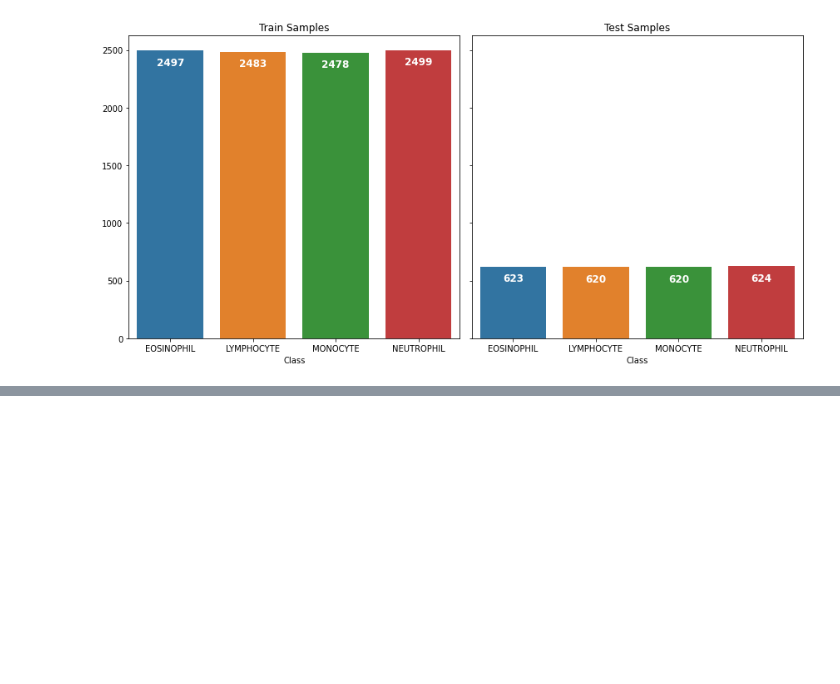
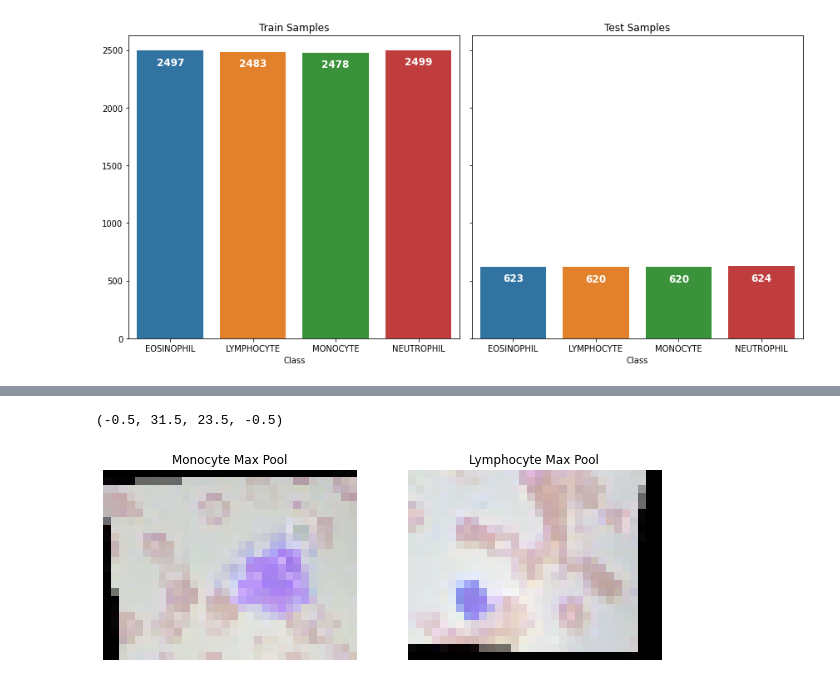
Before and after one commit to noamya-sh/Blood-Cells-ML-Course, a Jupyter notebook: Final Project - Blood cells.ipynb, the cells around one changed output, grey strips where cells are left out. Cells and saved outputs as stored; diff of their text form; code cells hidden in the pictures; blank space fills up the shorter version.

```diff
--- a/Final Project - Blood cells.ipynb
+++ b/Final Project - Blood cells.ipynb
@@ -198,0 +226,28 @@ plt.imshow(np.array(mono_train.iloc[2, :-1]).reshape((120, 160, 3)))
+# %%
+def max_pooling(df):
+    max_pool_df = pd.DataFrame()  # Empty DataFrame to store pooled images
+    for i in range(len(df)):
+        img = df.values[i].reshape(120, 160, 3)
+        max_pool = block_reduce(img, block_size=(5, 5, 1), func=np.max)
+        ravel_img = max_pool.ravel()
+
+        # Append pooled image as a row to max_pool_df
+        max_pool_df = max_pool_df.append(pd.Series(ravel_img), ignore_index=True)
+
+    return max_pool_df
+# %%
+max_m = max_pooling(mono_train).astype('uint8')
+max_l = max_pooling(lymp_train).astype('uint8')
+# %%
+plt.figure(figsize=(10, 5))
+plt.subplot(1, 2, 1)
+plt.imshow(np.array(max_m.iloc[2, :-1]).reshape(24, 32, 3))
+plt.title('Monocyte Max Pool')
+plt.axis('off')
+plt.subplot(1, 2, 2)
+plt.imshow(np.array(max_l.iloc[2, :-1]).reshape(24, 32, 3))
+plt.title('Lymphocyte Max Pool')
+plt.axis('off')
+# %% [output]
+(-0.5, 31.5, 23.5, -0.5)
+[figure, added]
```
Also changed, not shown: parts of 37 cells of this notebook.
